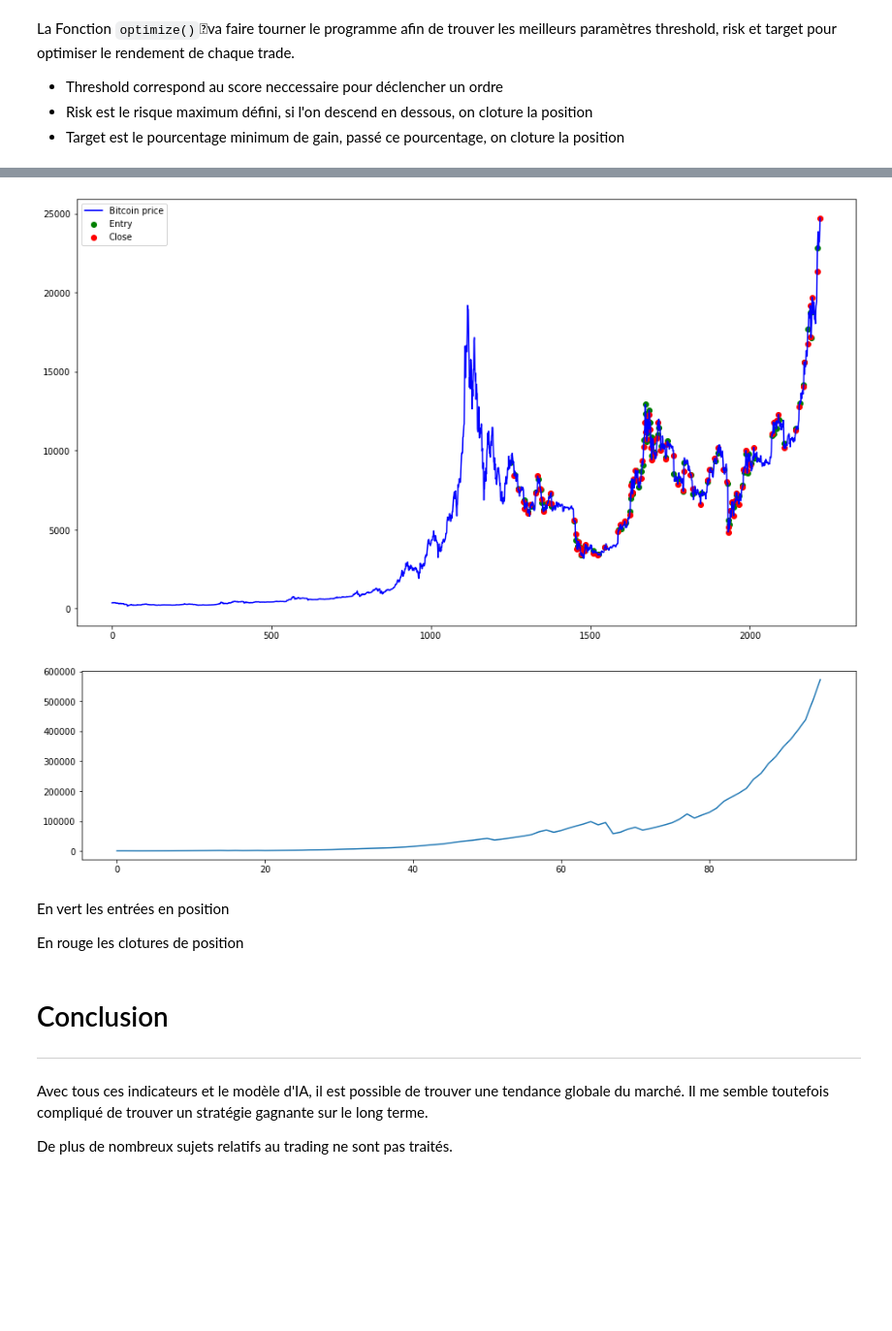
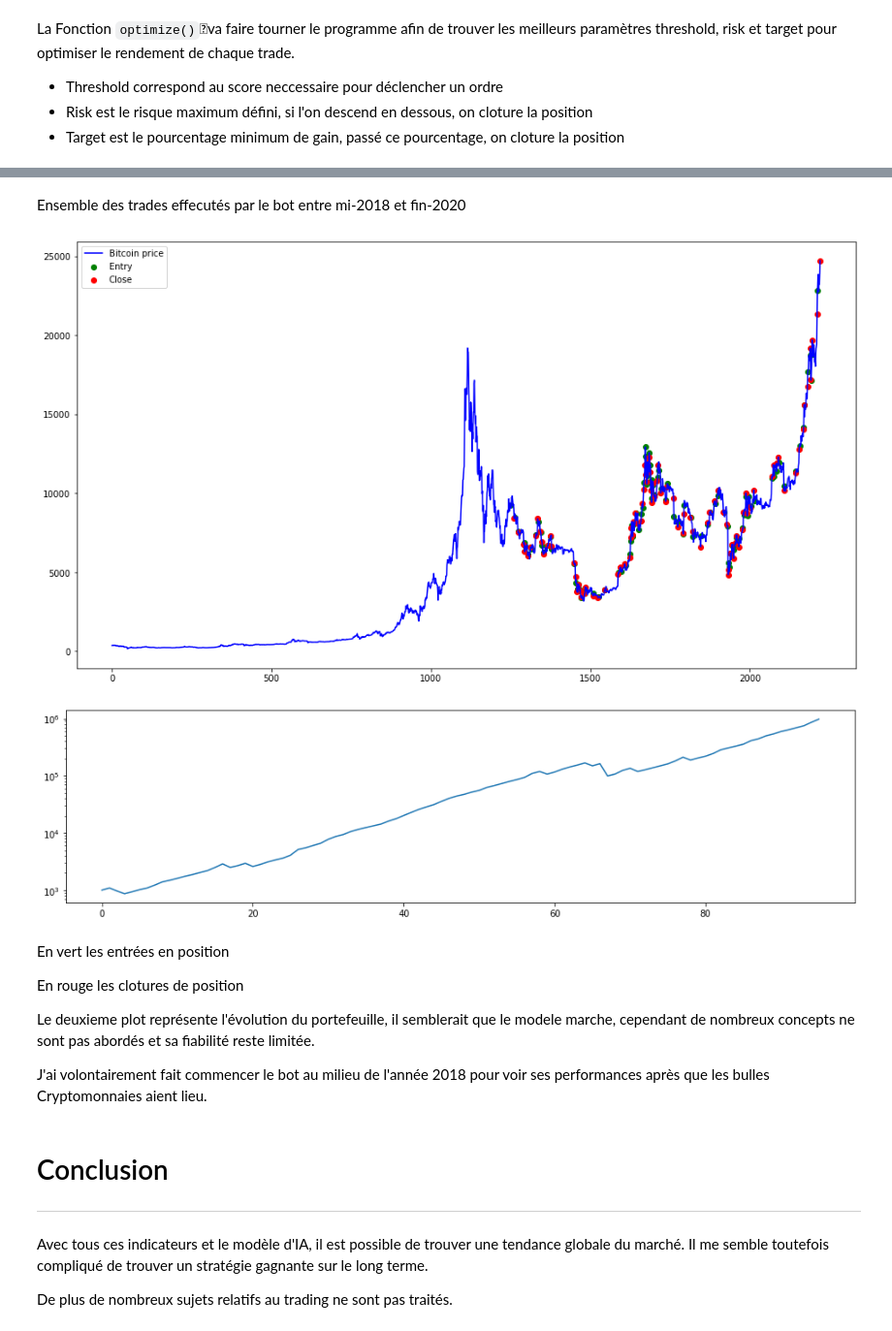
Before and after one commit to hderoche/RNN_Bitcoin_Prediction, a Jupyter notebook: RNN.ipynb, the cells around one changed output, grey strips where cells are left out. Shown: that part at 97% size. Drawn from its saved outputs; the diff is of its cells as text; code cells hidden in the pictures; blank space fills up the shorter version.

```diff
--- a/RNN.ipynb
+++ b/RNN.ipynb
@@ -541,6 +574,8 @@ print(data.head())
 # In percentage
 split_index = 70
 data_AI = data.copy()
+print(data_AI.columns)
+data_AI = data_AI.drop(['close', 'Volume BTC', 'RSI', 'MA50', 'EMA21'], axis=1)
 print(data_AI.columns)
 index = int(np.floor(abs(data_AI.shape[0] * split_index/100)))
 
@@ -695,0 +709,21 @@ data
+# %%
+## Difference
+
+def get_difference(y_test, y_preds):
+  df_AImodel = pd.DataFrame(y_test[:, 1], columns=['test'])
+  df_AImodel['preds'] = y_preds[:, 1]
+  df_AImodel['diff_test'] = df_AImodel['test'].diff()
+  df_AImodel['diff_pred'] = df_AImodel['preds'].diff()
+  trend = []
+  for i in range(df_AImodel.shape[0]):
+    res = df_AImodel.iloc[i, 2]*df_AImodel.iloc[i, 3]
+    if res >= 0:
+      trend.append(1)
+    else:
+      trend.append(0)
+  df_AImodel['trend'] = trend
+  print('predicts the same trend ',(df_AImodel['trend'].sum()/df_AImodel.shape[0])*100, '% of the time')
+  return df_AImodel
+
+df_AImodel = get_difference(y_test, y_preds)
+df_AImodel
@@ -731,8 +780,8 @@ Ce modele est beaucoup moins précis mais a le mérite de se servir de ses propr
 # %%
-# for i in range(predictions.shape[1]):
+for i in range(predictions.shape[1]):
 
-#   scale = scaler.scale_[i]
-#   predictions[:, i] = predictions[:, i]/scale + L_min[i]
+  scale = scaler.scale_[i]
+  predictions[:, i] = predictions[:, i]/scale + L_min[i]
 
 
-# print(x_test.shape)
+print(x_test.shape)
@@ -1019,10 +1070,9 @@ def decision(score, data, threshold, target, risk):
 dataBot = dataBot[::-1]
 dataBot = dataBot.reset_index(drop=True)
 dataBot['index'] = np.arange(dataBot.shape[0])
-print(data.shape[0] - len(diff_test_preds))
 
 # adding a pred column filled with -1, when the model has not been predicting on this set of data
-dataBot['pred'] = np.append(np.full(data.shape[0] - len(diff_test_preds), -1), diff_test_preds)
+dataBot['pred'] = np.append(np.full(data.shape[0] - len(df_AImodel['trend']), -1), df_AImodel['trend'])
 
 print(dataBot.head())
 
@@ -1123,20 +1186,27 @@ number of short open : 26
 96 rows × 7 columns
+# %% [markdown]
+Ensemble des trades effecutés par le bot entre mi-2018 et fin-2020
 # %%
 plt.figure(figsize=[16, 9])
 plt.scatter(df['Entry date'], df_trade_show['Entry'], color='green', label='Entry')
 plt.scatter(df['Close date'], df_trade_show['Close'], color='red', label='Close')
 plt.plot(dataBot['open'], color='blue', label='Bitcoin price')
 plt.legend()
 plt.figure(figsize=[16, 4])
-plt.plot(df_trade_show['Balance'])
+plt.plot(df_trade_show['Balance'], label="Balance evolution (log scale)")
+plt.yscale("log")
 plt.show()
 # %% [output]
 [figure]
-[figure, old version]
+[figure, new version]
-# %% [markdown]
-En vert les entrées en position
-
-En rouge les clotures de position
+# %% [markdown]
+En vert les entrées en position
+
+En rouge les clotures de position
+
+Le deuxieme plot représente l'évolution du portefeuille, il semblerait que le modele marche, cependant de nombreux concepts ne sont pas abordés et sa fiabilité reste limitée.
+
+J'ai volontairement fait commencer le bot au milieu de l'année 2018 pour voir ses performances après que les bulles Cryptomonnaies aient lieu.
 # %% [markdown]
 # Conclusion
 
```
Also changed, not shown: parts of 35 cells of this notebook.
